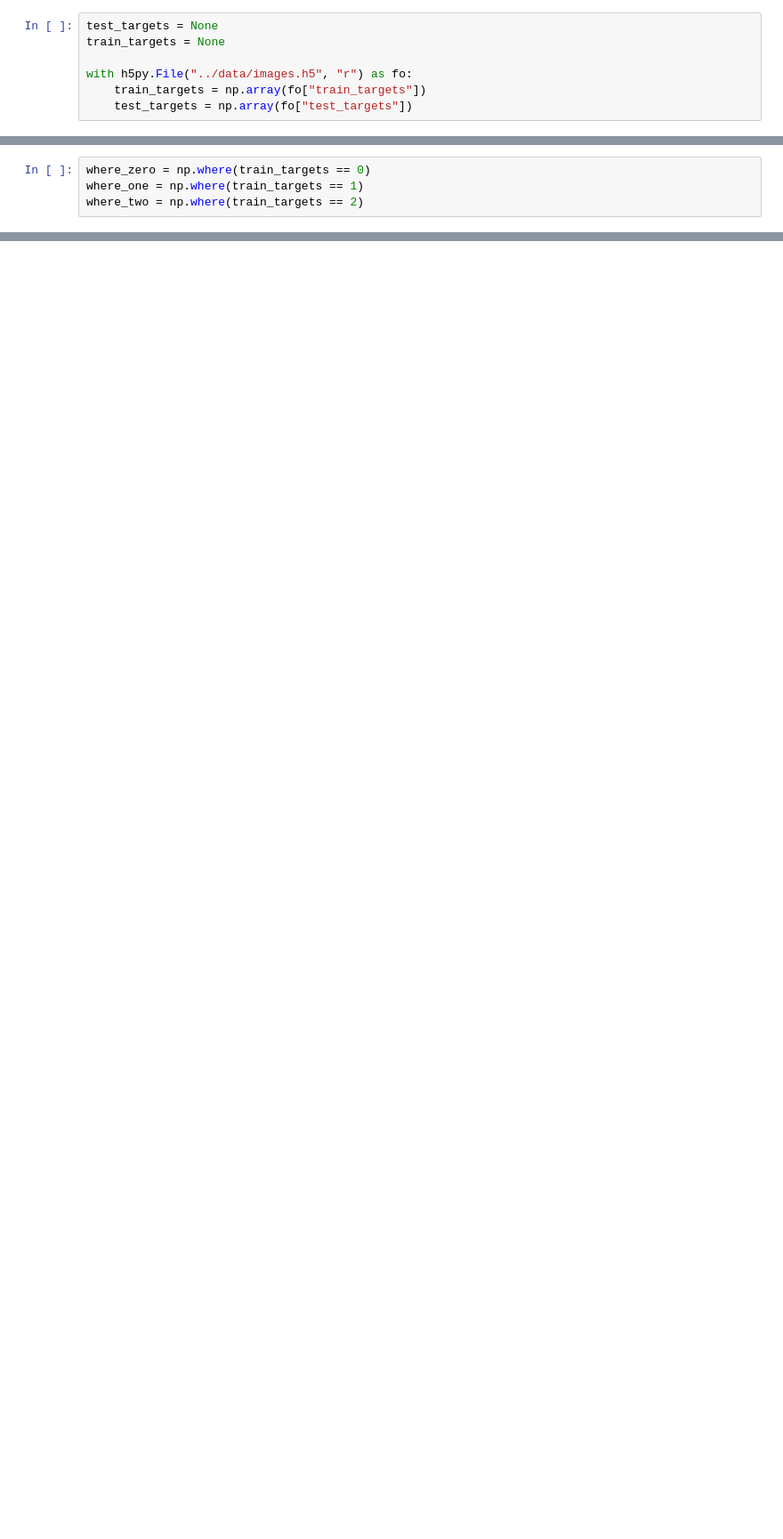
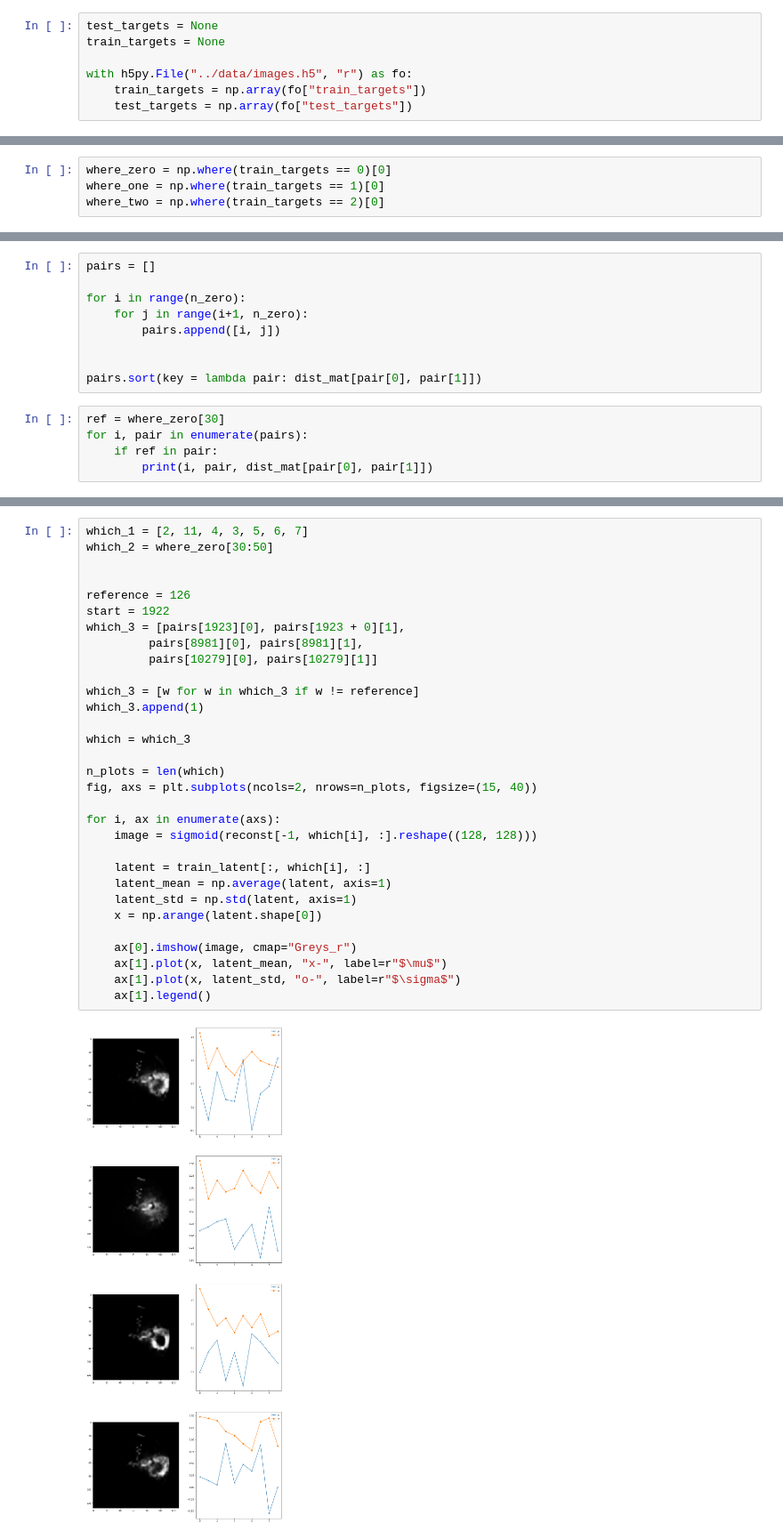
Before and after one commit to ATTPC/VAE-event-classification, a Jupyter notebook: notebooks/event_classification.ipynb, the cells around one changed output, grey strips where cells are left out. Shown at 89% size. Cells and saved outputs as stored; diff of their text form; blank space fills up the shorter version.

Commit message:
updated plotting

```diff
--- a/notebooks/event_classification.ipynb
+++ b/notebooks/event_classification.ipynb
@@ -104,6 +32,6 @@ n_test = test_latent.shape[0]
 train_targets = train_targets[:n_train]
 test_targets = test_targets[:n_test]
 # %%
-where_zero = np.where(train_targets == 0)
-where_one = np.where(train_targets == 1)
-where_two = np.where(train_targets == 2)
+where_zero = np.where(train_targets == 0)[0]
+where_one = np.where(train_targets == 1)[0]
+where_two = np.where(train_targets == 2)[0]
@@ -210,0 +47,14 @@ print(confusion_matrix(test_targets, y_hat))
+# %%
+pairs = []
+
+for i in range(n_zero):
+    for j in range(i+1, n_zero):
+        pairs.append([i, j])
+
+
+pairs.sort(key = lambda pair: dist_mat[pair[0], pair[1]])
+# %%
+ref = where_zero[30]
+for i, pair in enumerate(pairs):
+    if ref in pair:
+        print(i, pair, dist_mat[pair[0], pair[1]])
@@ -210,0 +79,33 @@ print(confusion_matrix(test_targets, y_hat))
+# %%
+which_1 = [2, 11, 4, 3, 5, 6, 7]
+which_2 = where_zero[30:50]
+
+
+reference = 126
+start = 1922
+which_3 = [pairs[1923][0], pairs[1923 + 0][1],
+         pairs[8981][0], pairs[8981][1],
+         pairs[10279][0], pairs[10279][1]]
+
+which_3 = [w for w in which_3 if w != reference]
+which_3.append(1)
+
+which = which_3
+
+n_plots = len(which)
+fig, axs = plt.subplots(ncols=2, nrows=n_plots, figsize=(15, 40))
+
+for i, ax in enumerate(axs):
+    image = sigmoid(reconst[-1, which[i], :].reshape((128, 128)))
+
+    latent = train_latent[:, which[i], :]
+    latent_mean = np.average(latent, axis=1)
+    latent_std = np.std(latent, axis=1)
+    x = np.arange(latent.shape[0])
+
+    ax[0].imshow(image, cmap="Greys_r")
+    ax[1].plot(x, latent_mean, "x-", label=r"$\mu$")
+    ax[1].plot(x, latent_std, "o-", label=r"$\sigma$")
+    ax[1].legend()
+# %% [output]
+[figure, added]
```
Also changed, not shown: parts of 16 cells of this notebook, 3 other files.
